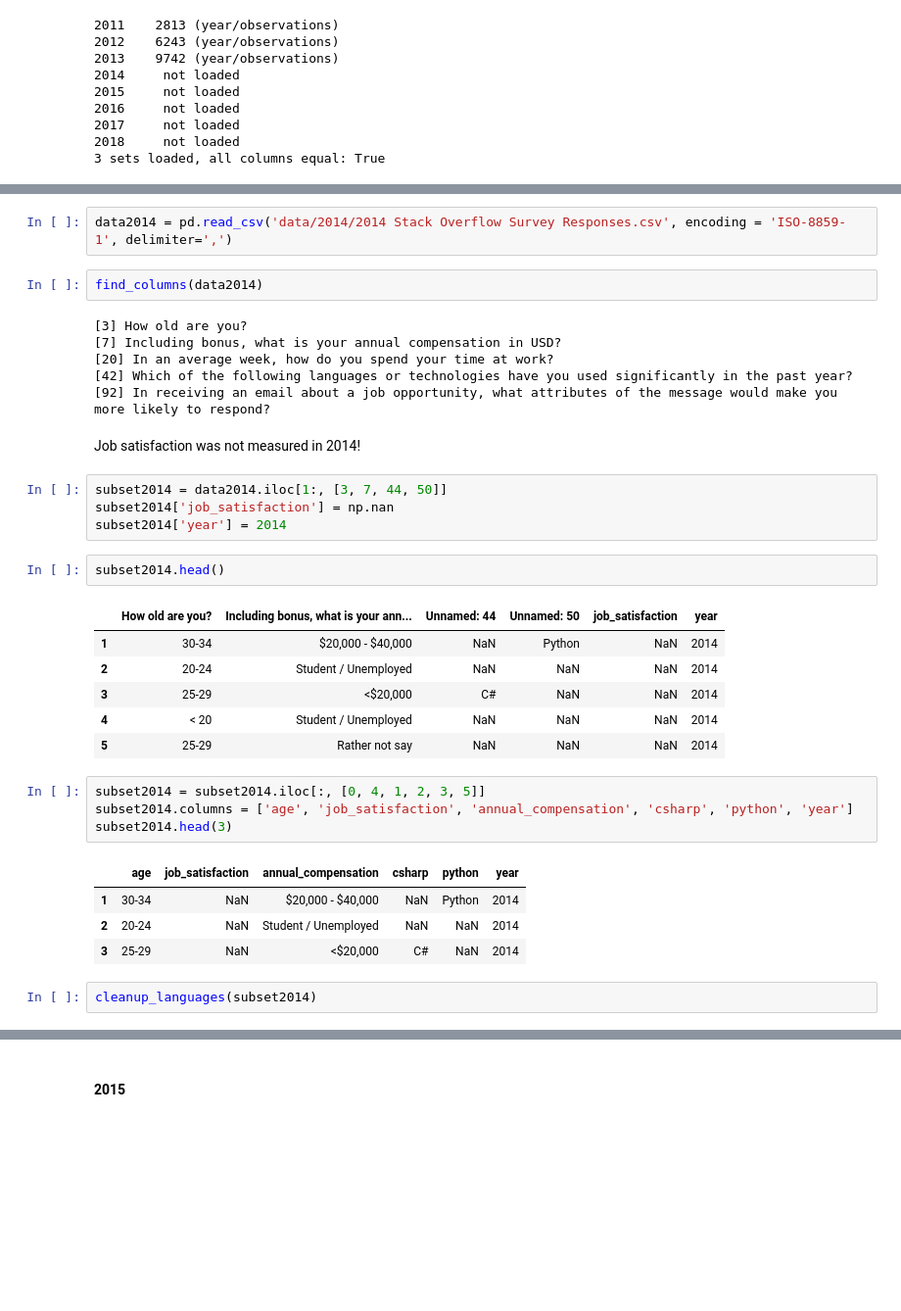
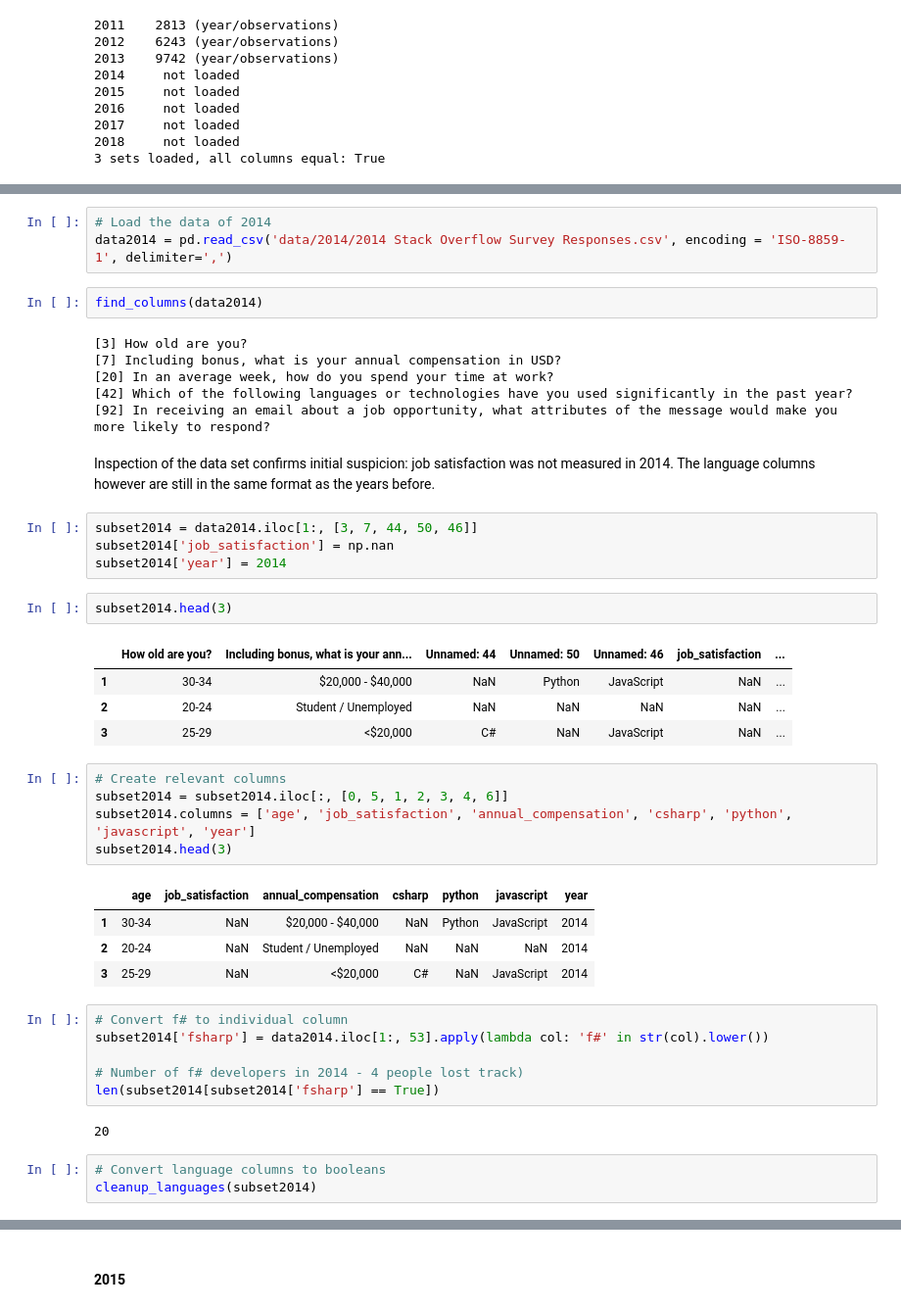
Before and after one commit to huli/the-transparent-coder, a Jupyter notebook: build_combined_data.ipynb, the cells around one changed output, grey strips where cells are left out. Shown: that part at 98% size. Saved outputs shown, nothing was run; the diff lists cells and outputs as text; blank space fills up the shorter version.

Commit message:
Cleaned year 2014

```diff
--- a/build_combined_data.ipynb
+++ b/build_combined_data.ipynb
@@ -242,4 +242,5 @@ print_all()
 # %%
+# Load the data of 2014
 data2014 = pd.read_csv('data/2014/2014 Stack Overflow Survey Responses.csv', encoding = 'ISO-8859-1', delimiter=',')
 # %%
 find_columns(data2014)
@@ -249,30 +250,38 @@ find_columns(data2014)
 [20] In an average week, how do you spend your time at work?
 [42] Which of the following languages or technologies have you used significantly in the past year?
 [92] In receiving an email about a job opportunity, what attributes of the message would make you more likely to respond?
-# %% [markdown]
-Job satisfaction was not measured in 2014!
+# %% [markdown]
+Inspection of the data set confirms initial suspicion: job satisfaction was not measured in 2014. The language columns however are still in the same format as the years before.
 # %%
-subset2014 = data2014.iloc[1:, [3, 7, 44, 50]]
+subset2014 = data2014.iloc[1:, [3, 7, 44, 50, 46]]
 subset2014['job_satisfaction'] = np.nan
 subset2014['year'] = 2014
 # %%
-subset2014.head()
+subset2014.head(3)
 # %% [output]
-|  | How old are you? | Including bonus, what is your ann... | Unnamed: 44 | Unnamed: 50 | job_satisfaction | year |
-| 1 | 30-34 | $20,000 - $40,000 | NaN | Python | NaN | 2014 |
-| 2 | 20-24 | Student / Unemployed | NaN | NaN | NaN | 2014 |
-| 3 | 25-29 | <$20,000 | C# | NaN | NaN | 2014 |
-| 4 | < 20 | Student / Unemployed | NaN | NaN | NaN | 2014 |
-| 5 | 25-29 | Rather not say | NaN | NaN | NaN | 2014 |
+|  | How old are you? | Including bonus, what is your ann... | Unnamed: 44 | Unnamed: 50 | Unnamed: 46 | job_satisfaction | ... |
+| 1 | 30-34 | $20,000 - $40,000 | NaN | Python | JavaScript | NaN | ... |
+| 2 | 20-24 | Student / Unemployed | NaN | NaN | NaN | NaN | ... |
+| 3 | 25-29 | <$20,000 | C# | NaN | JavaScript | NaN | ... |
 # %%
-subset2014 = subset2014.iloc[:, [0, 4, 1, 2, 3, 5]]
-subset2014.columns = ['age', 'job_satisfaction', 'annual_compensation', 'csharp', 'python', 'year']
+# Create relevant columns
+subset2014 = subset2014.iloc[:, [0, 5, 1, 2, 3, 4, 6]]
+subset2014.columns = ['age', 'job_satisfaction', 'annual_compensation', 'csharp', 'python', 'javascript', 'year']
 subset2014.head(3)
 # %% [output]
-|  | age | job_satisfaction | annual_compensation | csharp | python | year |
-| 1 | 30-34 | NaN | $20,000 - $40,000 | NaN | Python | 2014 |
-| 2 | 20-24 | NaN | Student / Unemployed | NaN | NaN | 2014 |
-| 3 | 25-29 | NaN | <$20,000 | C# | NaN | 2014 |
+|  | age | job_satisfaction | annual_compensation | csharp | python | javascript | year |
+| 1 | 30-34 | NaN | $20,000 - $40,000 | NaN | Python | JavaScript | 2014 |
+| 2 | 20-24 | NaN | Student / Unemployed | NaN | NaN | NaN | 2014 |
+| 3 | 25-29 | NaN | <$20,000 | C# | NaN | JavaScript | 2014 |
-# %%
-cleanup_languages(subset2014)
+# %%
+# Convert f# to individual column
+subset2014['fsharp'] = data2014.iloc[1:, 53].apply(lambda col: 'f#' in str(col).lower())
+
+# Number of f# developers in 2014 - 4 people lost track)
+len(subset2014[subset2014['fsharp'] == True])
+# %% [output]
+20
+# %%
+# Convert language columns to booleans
+cleanup_languages(subset2014)
 # %%
```
Also changed, not shown: parts of 5 cells of this notebook.
